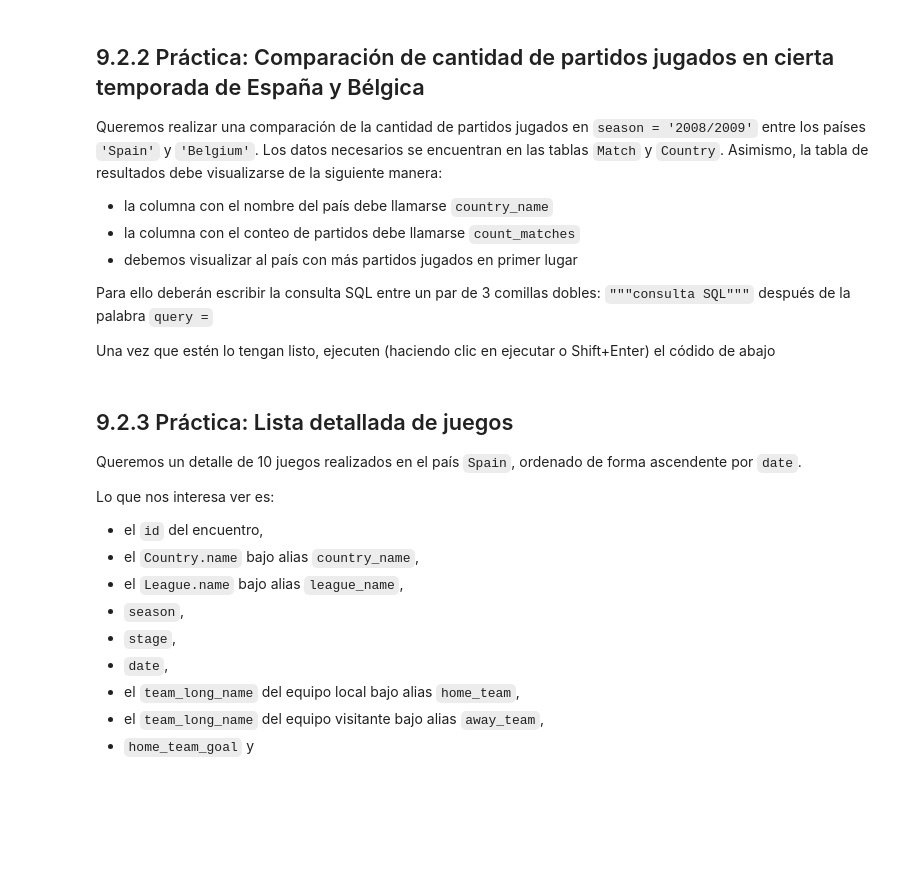
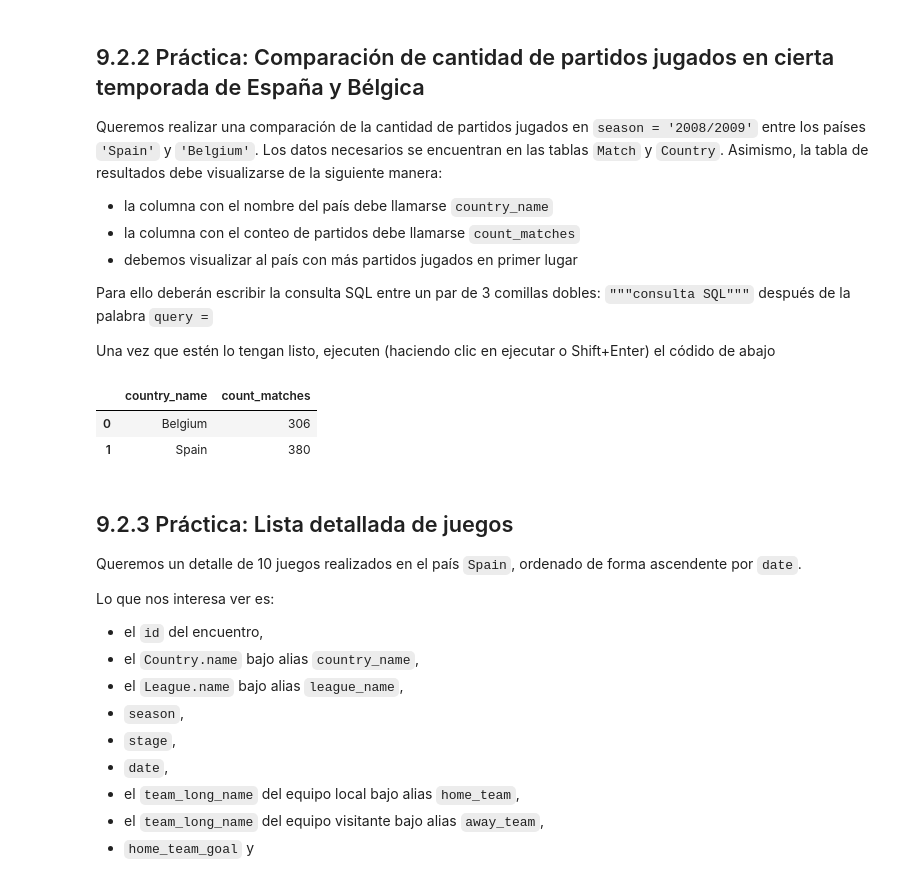
Before and after one commit to jarapha/TalentoTech, a Jupyter notebook: Data_Analysis_SQL.ipynb, the cells around one changed output. Saved outputs shown, nothing was run; the diff lists cells and outputs as text; code cells hidden in the pictures; blank space fills up the shorter version.

```diff
--- a/Data_Analysis_SQL.ipynb
+++ b/Data_Analysis_SQL.ipynb
@@ -1240,11 +1257,20 @@ Una vez que estén lo tengan listo, ejecuten (haciendo clic en ejecutar o Shift+
 # %%
 #Ingrese la la consulta SQL entre un par de 3 comillas dobles: """consulta SQL""" después de la palabra query =
 
-query =
+query = """ SELECT  Country.name AS country_name, COUNT(Match.country_id) AS count_matches
+            FROM Match
+            INNER JOIN Country ON Match.country_id = Country.id
+            WHERE Match.season='2008/2009'AND (Country.name ='Spain'OR Country.name ='Belgium')
+            GROUP BY Match.country_id;
+            """
 
 #No modificar lo siguiente:
 country_matches = pd.read_sql(query, conn)
 country_matches
+# %% [output]
+|  | country_name | count_matches |
+| 0 | Belgium | 306 |
+| 1 | Spain | 380 |
 # %% [markdown]
 ## 9.2.3 Práctica: Lista detallada de juegos
 
```
Also changed, not shown: parts of 2 cells of this notebook.
